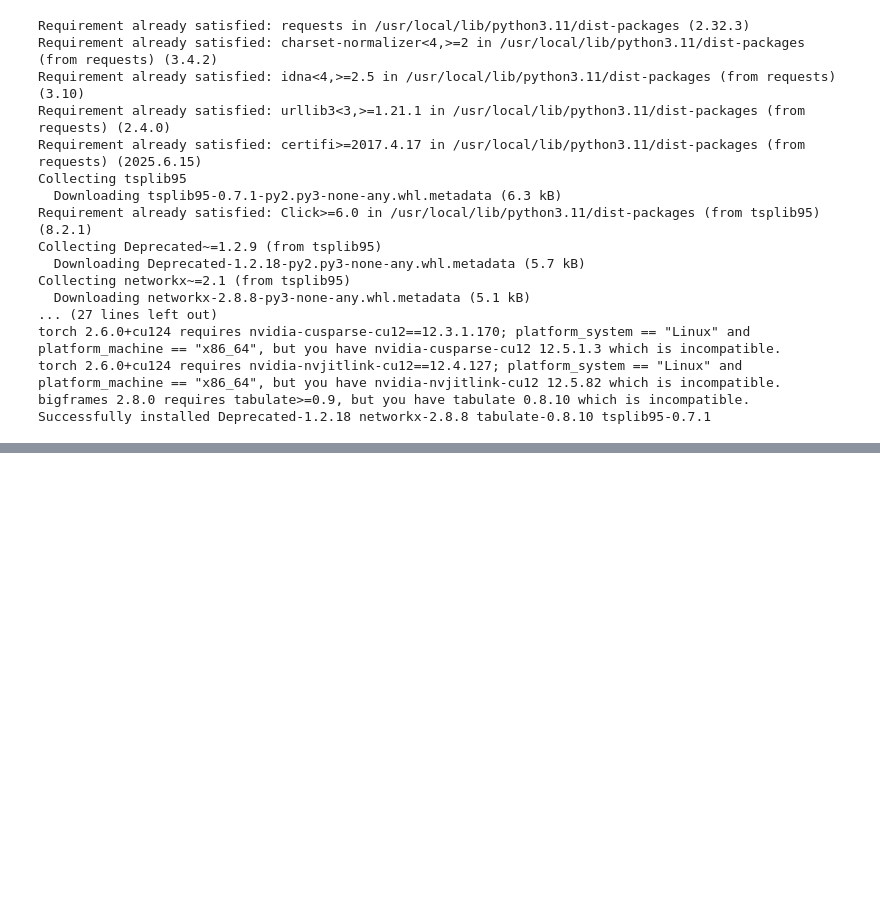
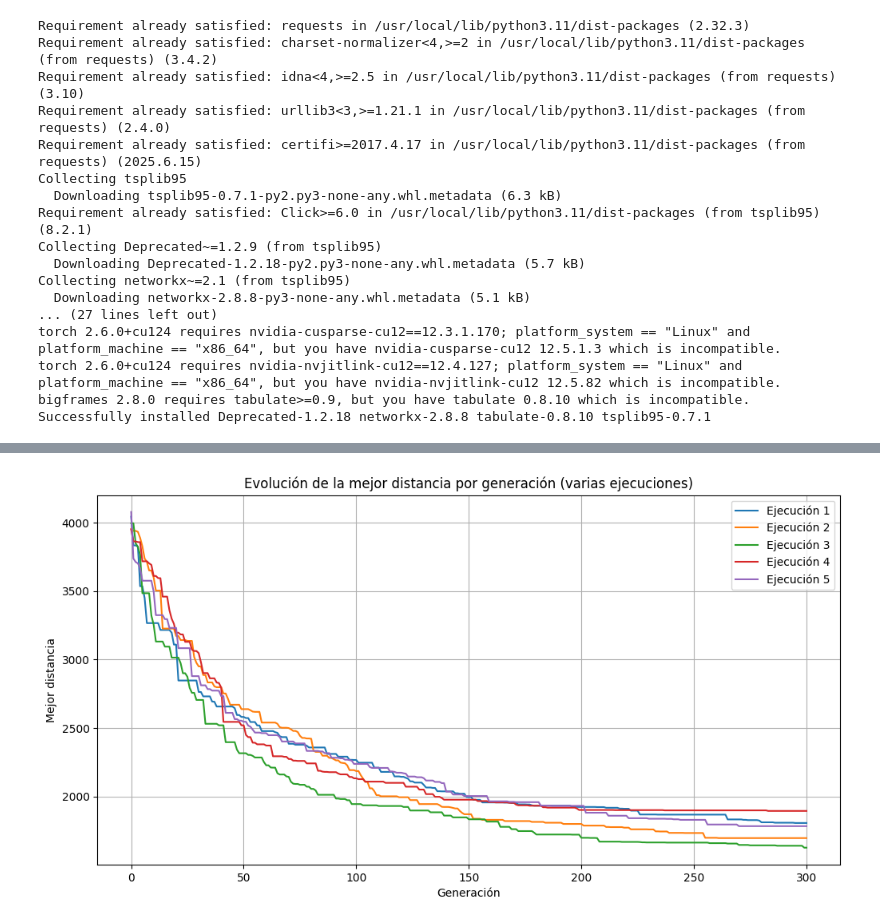
Before and after one commit to DavidAlba/03MAIR---Algoritmos-de-Optimizacion, a Jupyter notebook: Algoritmos_David_Alba_AG3_Segunda_parte).ipynb, the cells around one changed output, grey strips where cells are left out. Cells and saved outputs as stored; diff of their text form; code cells hidden in the pictures; blank space fills up the shorter version.

```diff
--- a/Algoritmos_David_Alba_AG3_Segunda_parte).ipynb
+++ b/Algoritmos_David_Alba_AG3_Segunda_parte).ipynb
@@ -180,0 +361,82 @@ sol = algoritmo_genetico(problem=problem,N=500,mutacion=.3,elitismo=.40,generaci
+# %%
+import time
+import pandas as pd
+import matplotlib.pyplot as plt
+
+def algoritmo_genetico(problem=problem, N=100, mutacion=0.15, elitismo=0.1, generaciones=100):
+    """
+    Algoritmo genético con seguimiento de convergencia.
+
+    Returns:
+        mejor_solucion, historico_mejores
+    """
+    Nodos = list(problem.get_nodes())
+    poblacion = generar_poblacion(Nodos, N)
+    mejor_solucion, mejor_distancia = Evaluar_Poblacion(poblacion, problem)
+    historico_mejores = [mejor_distancia]
+
+    for gen in range(1, generaciones + 1):
+        poblacion = Cruzar(poblacion, mutacion, problem)
+        poblacion = Seleccionar(problem, poblacion, N, elitismo)
+        mejor_solucion, mejor_distancia = Evaluar_Poblacion(poblacion, problem)
+        historico_mejores.append(mejor_distancia)
+
+    return mejor_solucion, historico_mejores
+
+# ===========================================
+# Ejecución múltiple y recopilación de datos
+# ===========================================
+
+num_ejecuciones = 5
+N = 300
+mutacion = 0.2
+elitismo = 0.2
+generaciones = 300
+
+resultados = []
+
+plt.figure(figsize=(12,6))
+
+for i in range(num_ejecuciones):
+    print(f"\nEjecución {i+1}/{num_ejecuciones}")
+    tiempo_inicio = time.time()
+    solucion, historico = algoritmo_genetico(
+        problem=problem,
+        N=N,
+        mutacion=mutacion,
+        elitismo=elitismo,
+        generaciones=generaciones
+    )
+    tiempo_fin = time.time()
+
+    distancia_final = historico[-1]
+    duracion = tiempo_fin - tiempo_inicio
+
+    print(f"Distancia final: {distancia_final}")
+    print(f"Tiempo: {duracion:.2f} s")
+
+    resultados.append({
+        "Ejecución": i + 1,
+        "Distancia": distancia_final,
+        "Generaciones": generaciones,
+        "Tiempo (s)": round(duracion, 2)
+    })
+
+    # Graficar evolución
+    plt.plot(historico, label=f'Ejecución {i+1}')
+
+# Mostrar tabla de resultados
+df_resultados = pd.DataFrame(resultados)
+display(df_resultados)
+
+print("\nResumen estadístico:")
+display(df_resultados.describe())
+
+# Personalizar gráfica
+plt.title("Evolución de la mejor distancia por generación (varias ejecuciones)")
+plt.xlabel("Generación")
+plt.ylabel("Mejor distancia")
+plt.grid(True)
+plt.legend()
+plt.show()
+# %% [output]
@@ -180,0 +478 @@ sol = algoritmo_genetico(problem=problem,N=500,mutacion=.3,elitismo=.40,generaci
+[figure, added]
```
Also changed, not shown: parts of 21 cells of this notebook.
